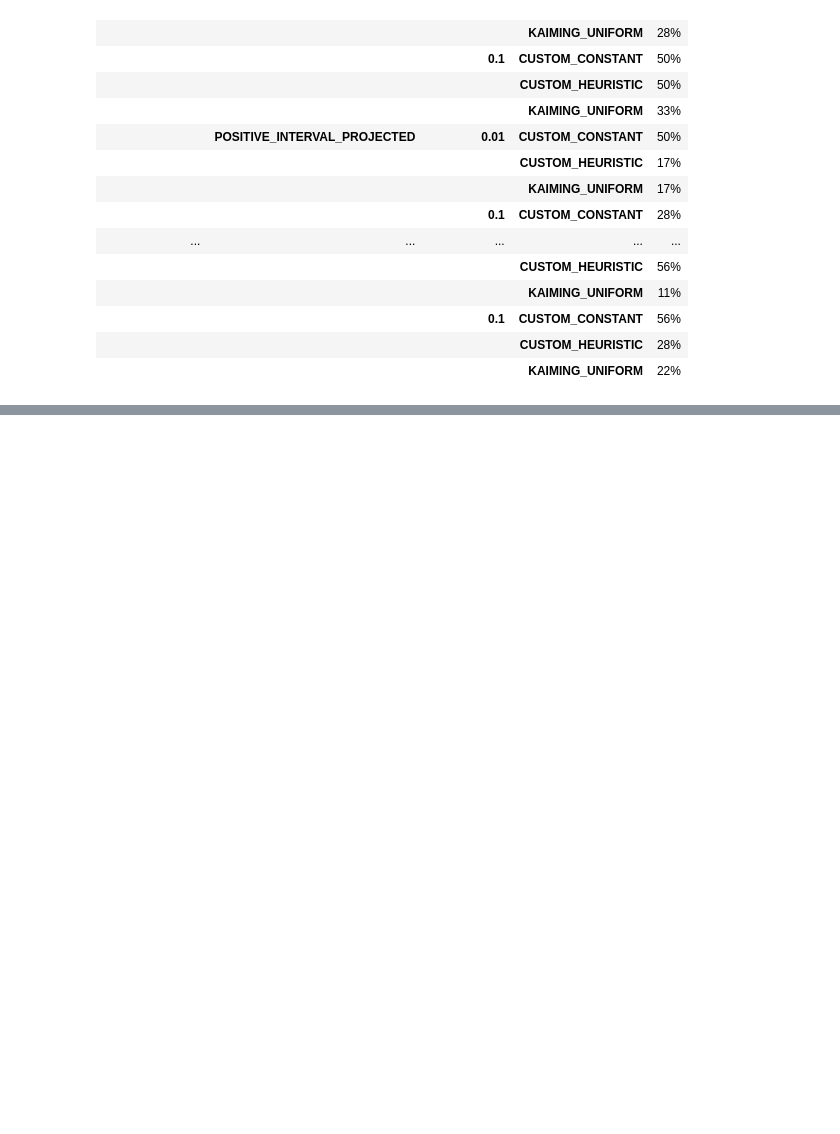
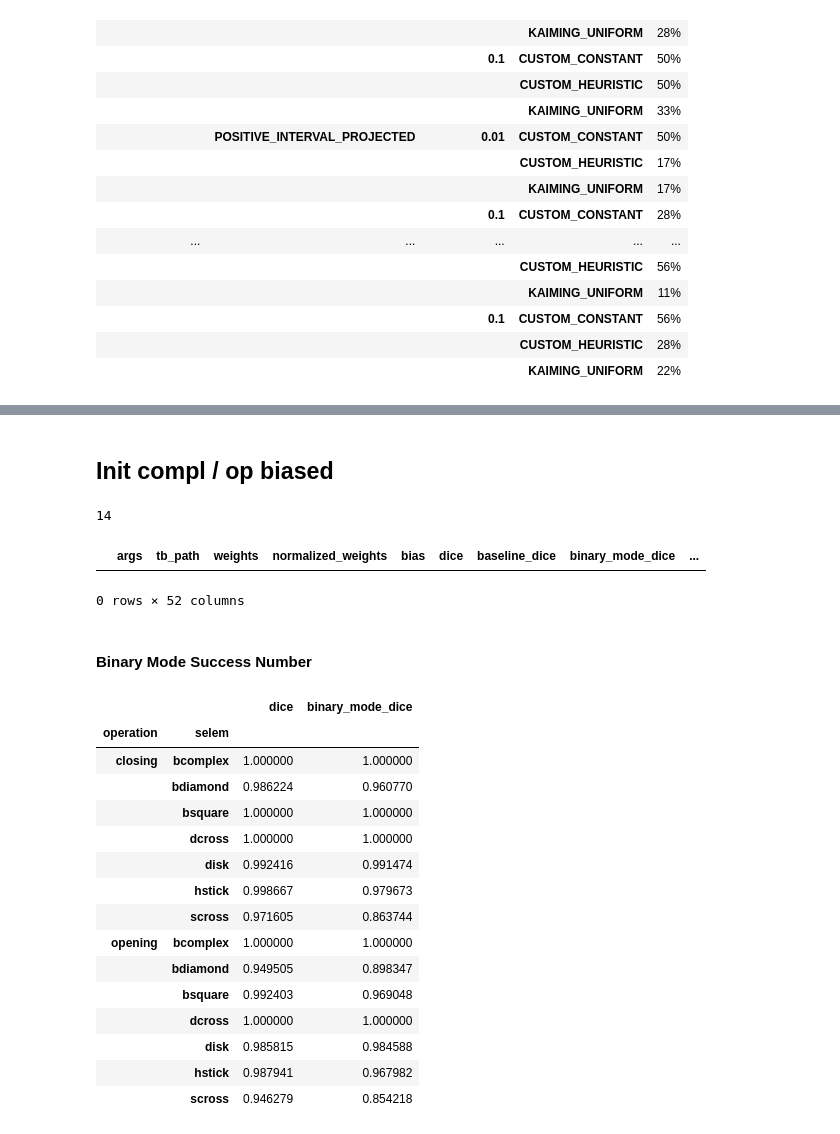
Before and after one commit to TheodoreAouad/3d_segm, a Jupyter notebook: Notebooks/DeepMorphoResults.ipynb, the cells around one changed output, grey strips where cells are left out. Cells and saved outputs as stored; diff of their text form; code cells hidden in the pictures; blank space fills up the shorter version.

```diff
--- a/Notebooks/DeepMorphoResults.ipynb
+++ b/Notebooks/DeepMorphoResults.ipynb
@@ -610,0 +793,70 @@ pd.DataFrame(results[tuple(changing)].sum(1) / len(results[tuple(changing)].colu
+# %% [markdown]
+## Init compl / op biased
+# %%
+def list_dir_joined(folder: str):
+    return [os.path.join(folder, k) for k in os.listdir(folder)]
+
+path_global = "/hdd/aouadt/these/projets/3d_segm/deep_morpho/results/results_tensorboards/Bimonn_exp_66/sandbox/sybisel/softplus/diskorect/"
+all_paths = []
+for operation in os.listdir(path_global):
+    if os.path.isdir(join(path_global, operation)):
+        for selem in os.listdir(join(path_global, operation)):
+            # if selem == 'bdiamond':
+            #     print(selem)
+            all_paths += sorted(list_dir_joined(join(path_global, operation, selem)), key=lambda x: int(
+                re.findall(r'version_(\d+)$', x)[0]
+            ))[:-1]
+print(len(all_paths))
+# %% [output]
+14
+# %%
+reload_modules()
+results = dr.DisplayResults().get_all_results_from_tensorboard(all_paths, load_long_args=False)
+
+for r in results:
+    r.update(r['args'])
+# %%
+df = pd.DataFrame(results)
+df['dice'] = df['dice'].astype(float)
+df['binary_mode_dice'] = df['binary_mode_dice'].astype(float)
+df['operation'] = df['experiment_subname'].apply(lambda x: pathlib.Path(x).parent.stem)
+df['selem'] = df['experiment_subname'].apply(lambda x: pathlib.Path(x).stem)
+# %%
+df[
+    (df['learning_rate'] == '0.01') &
+    (df['loss_data_str'] == 'NormalizedDiceLoss')
+    # (df['init_weight_mode'] == 'CUSTOM_CONSTANT') &
+    # (df['bias_optim_mode'] == 'POSITIVE_INTERVAL_REPARAMETRIZED') &
+    # (df['operation'] == 'opening') &
+    # (df['selem'] == 'hstick')
+]
+# with open(join(tb_path, 'seed.txt'), 'r') as f:
+#     s = f.read()
+# s
+# %% [output]
+|  | args | tb_path | weights | normalized_weights | bias | dice | baseline_dice | binary_mode_dice | ... |
+0 rows × 52 columns
+# %% [markdown]
+#### Binary Mode Success Number
+# %%
+changing = ["operation", "selem", ]
+metrics = ['dice', 'binary_mode_dice']
+
+df.groupby(changing)[metrics].mean()
+# %% [output]
+|  |  | dice | binary_mode_dice |
+| operation | selem |  |  |
+| closing | bcomplex | 1.000000 | 1.000000 |
+|  | bdiamond | 0.986224 | 0.960770 |
+|  | bsquare | 1.000000 | 1.000000 |
+|  | dcross | 1.000000 | 1.000000 |
+|  | disk | 0.992416 | 0.991474 |
+|  | hstick | 0.998667 | 0.979673 |
+|  | scross | 0.971605 | 0.863744 |
+| opening | bcomplex | 1.000000 | 1.000000 |
+|  | bdiamond | 0.949505 | 0.898347 |
+|  | bsquare | 0.992403 | 0.969048 |
+|  | dcross | 1.000000 | 1.000000 |
+|  | disk | 0.985815 | 0.984588 |
+|  | hstick | 0.987941 | 0.967982 |
+|  | scross | 0.946279 | 0.854218 |
```
Also changed, not shown: parts of 25 cells of this notebook, 8 other files.
